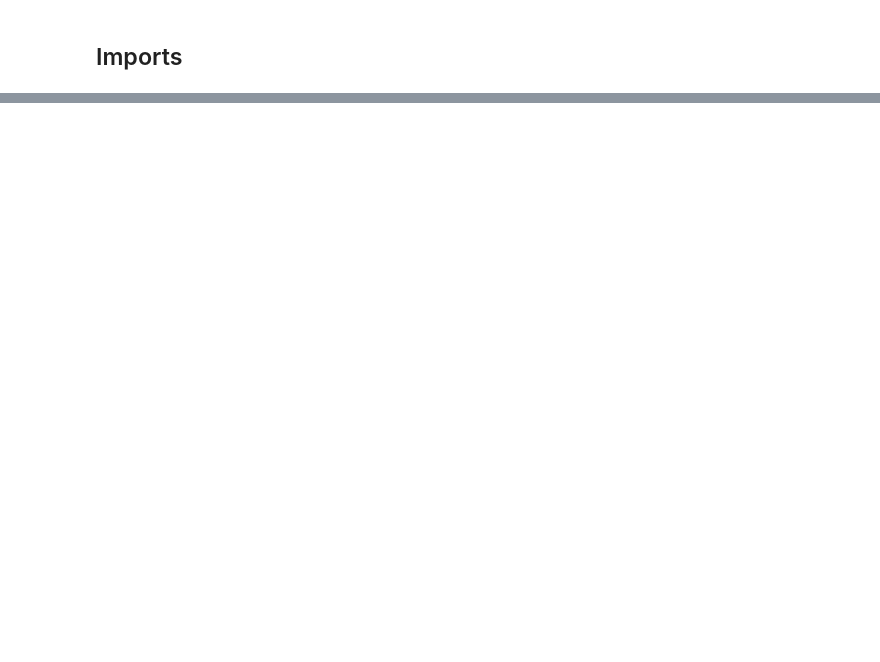
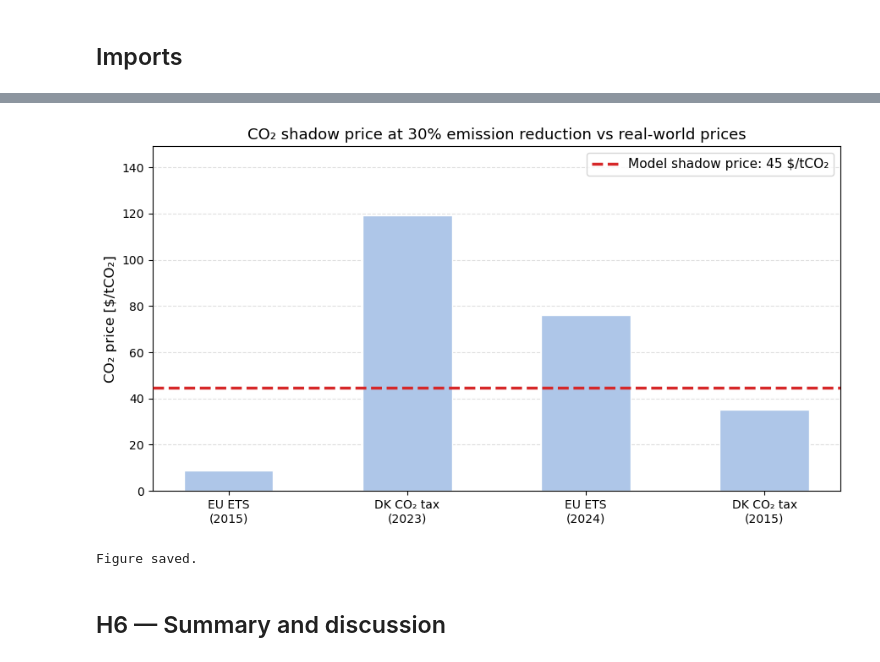
Before and after one commit to KenzoDTU/Integrated-Energy-Grids-A1G21, a Jupyter notebook: step_I.ipynb, the cells around one changed output, grey strips where cells are left out. Cells and saved outputs as stored; diff of their text form; code cells hidden in the pictures; blank space fills up the shorter version.

Commit message:
final Step E, final Step I

```diff
--- a/step_I.ipynb
+++ b/step_I.ipynb
@@ -310,14 +377,12 @@ Electrolysers added: ['Denmark electrolyser', 'Germany electrolyser', 'Sweden el
 # %%
-# Add fuel cells: H2 bus → electricity bus (extendable)
+# ── CELL H2 — set the CO₂ target ────────────────────────────
+REDUCTION = 0.30   # 50% reduction from baseline
 
-for c in countries:
-    net_g.add("Link", f"{c} fuel cell",
-              bus0=f"{c} H2",
-              bus1=c,
-              carrier="H2",
-              capital_cost=fuelcell_capex,
-              efficiency=fuelcell_efficiency,
-              p_nom_extendable=True)
+co2_target_t = total_E0 * (1 - REDUCTION)   # tCO₂/year  ← passed to PyPSA
+co2_target_Mt = co2_target_t / 1e6
 
-print("Fuel cells added:", [f"{c} fuel cell" for c in countries])
+print(f"Baseline emissions E₀:  {E0_Mt:.3f} MtCO₂/year")
+print(f"Reduction target:       {REDUCTION*100:.0f}%")
+print(f"CO₂ cap:                {co2_target_Mt:.3f} MtCO₂/year")
+print(f"                        ({co2_target_t:,.0f} tCO₂/year — value passed to PyPSA)")
 # %% [output]
@@ -882,0 +502,42 @@ obj: 858498 rows, 350418 columns, 1581162 nonzeros
+# %%
+# ── CELL H5 — shadow price vs real-world comparison plot ─────
+fig, ax = plt.subplots(figsize=(9, 5))
+
+# Real-world reference prices [$/tCO₂]
+references = {
+    "EU ETS\n(2015)": 8.94,
+    "DK CO₂ tax\n(2023)": 119.29,
+    "EU ETS\n(2024)": 76.26,
+    "DK CO₂ tax\n(2015)": 35.20,
+
+}
+
+labels = list(references.keys())
+prices = list(references.values())
+colors = ["#aec6e8"] * len(labels)
+
+bars = ax.bar(labels, prices, color=colors, edgecolor="white", width=0.5, zorder=2)
+
+# Model shadow price as horizontal line
+ax.axhline(shadow_price, color="#d62728", linewidth=2.5, linestyle="--", zorder=3,
+           label=f"Model shadow price: {shadow_price:.0f} $/tCO₂")
+
+ax.set_ylabel("CO₂ price [$/tCO₂]", fontsize=12)
+ax.set_title(
+    f"CO₂ shadow price at {REDUCTION*100:.0f}% emission reduction vs real-world prices",
+    fontsize=13
+)
+ax.legend(fontsize=11)
+ax.grid(axis="y", linestyle="--", alpha=0.4, zorder=1)
+ax.set_ylim(0, max(max(prices), shadow_price) * 1.25)
+ax.yaxis.set_major_formatter(mticker.FormatStrFormatter("%.0f"))
+
+plt.tight_layout()
+plt.savefig("step_H_shadow_price_comparison.png", dpi=150, bbox_inches="tight")
+plt.show()
+print("Figure saved.")
+# %% [output]
+[figure, added]
+Figure saved.
+# %% [markdown]
+## H6 — Summary and discussion
```
Also changed, not shown: parts of 48 cells of this notebook, 9 other files.
